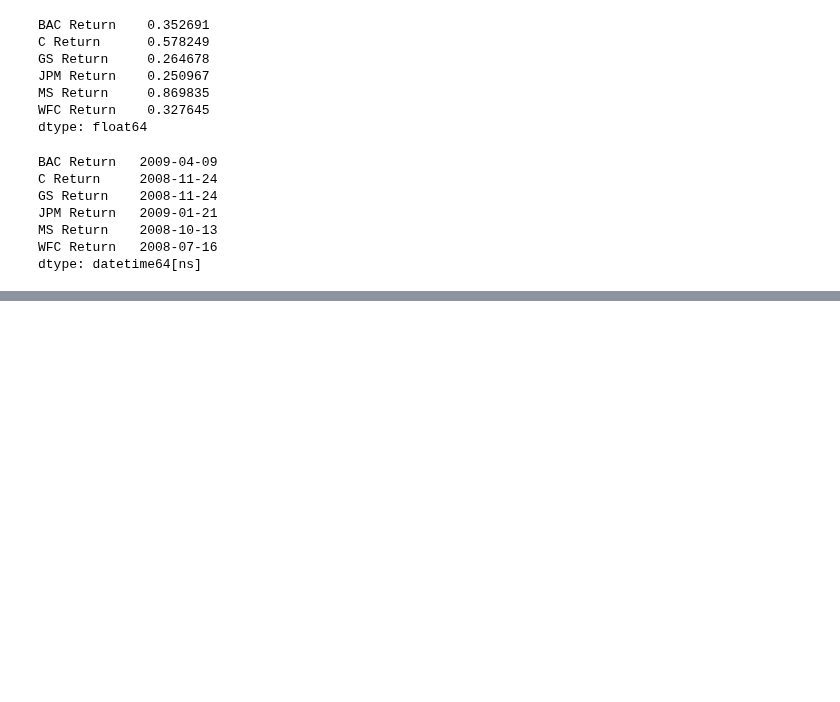
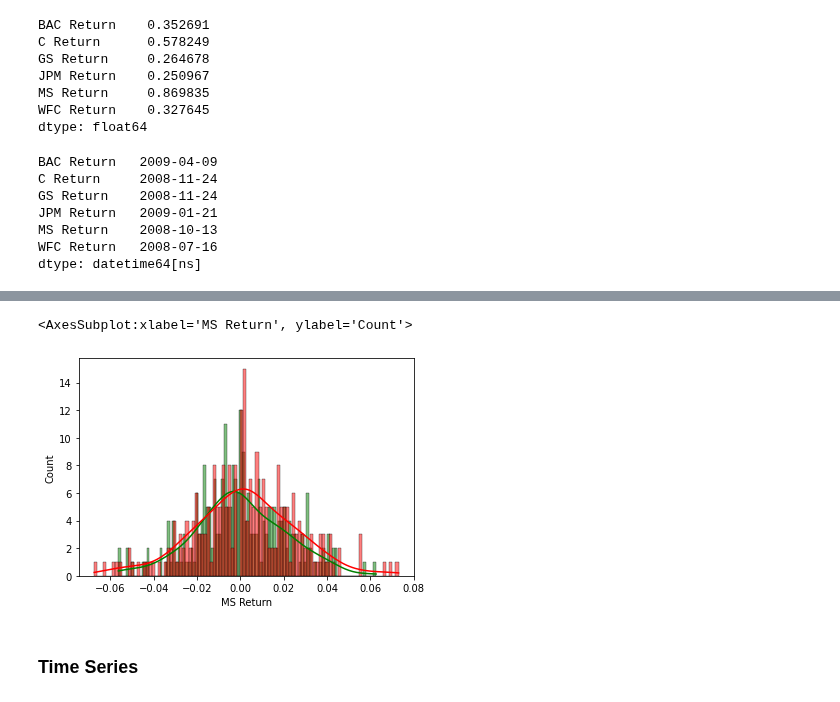
Before and after one commit to mxagar/tool_guides, a Jupyter notebook: python/data_science/FinanceAnalysis_Capstone.ipynb, the cells around one changed output, grey strips where cells are left out. Saved outputs shown, nothing was run; the diff lists cells and outputs as text; code cells hidden in the pictures; blank space fills up the shorter version.

```diff
--- a/python/data_science/FinanceAnalysis_Capstone.ipynb
+++ b/python/data_science/FinanceAnalysis_Capstone.ipynb
@@ -205,0 +246,15 @@ dtype: datetime64[ns]
+# %%
+# Histrogram of returns in a time period
+sns.histplot(returns.loc['2010-01-01':'2010-12-31']['MS Return'],
+             color='green',
+             bins=100,
+             kde=True)
+sns.histplot(returns.loc['2010-01-01':'2010-12-31']['C Return'],
+             color='red',
+             bins=100,
+             kde=True)
+# %% [output]
+<AxesSubplot:xlabel='MS Return', ylabel='Count'>
+[figure, added]
+# %% [markdown]
+### Time Series
```
Also changed, not shown: parts of 13 cells of this notebook.
